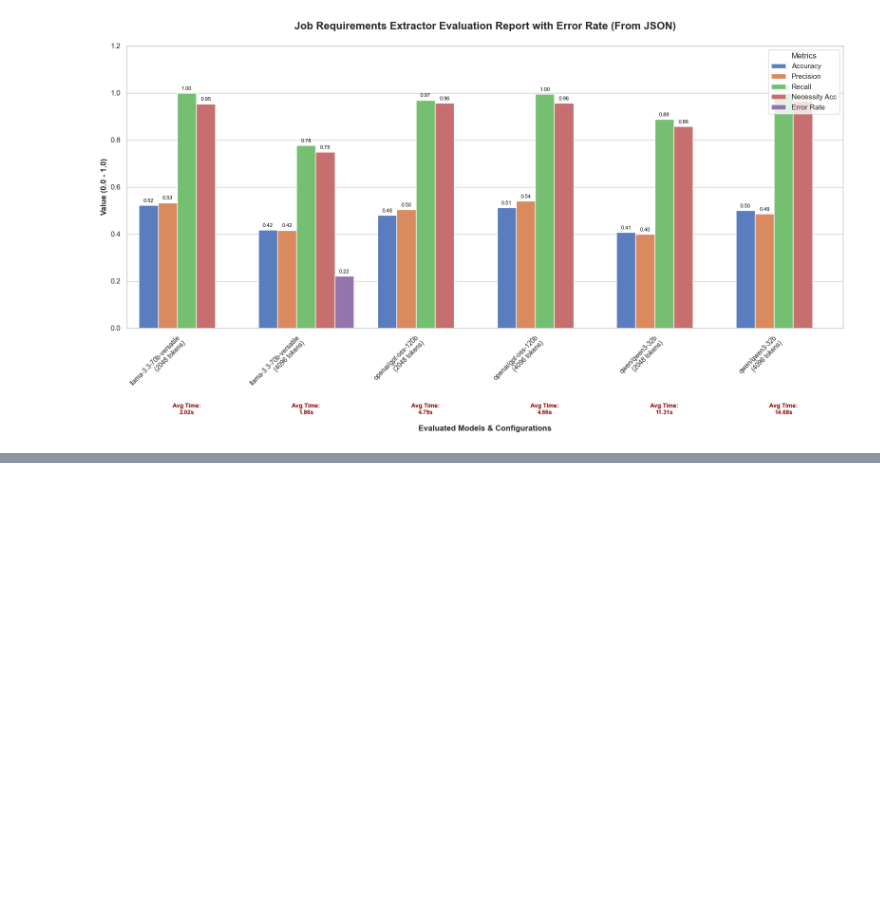
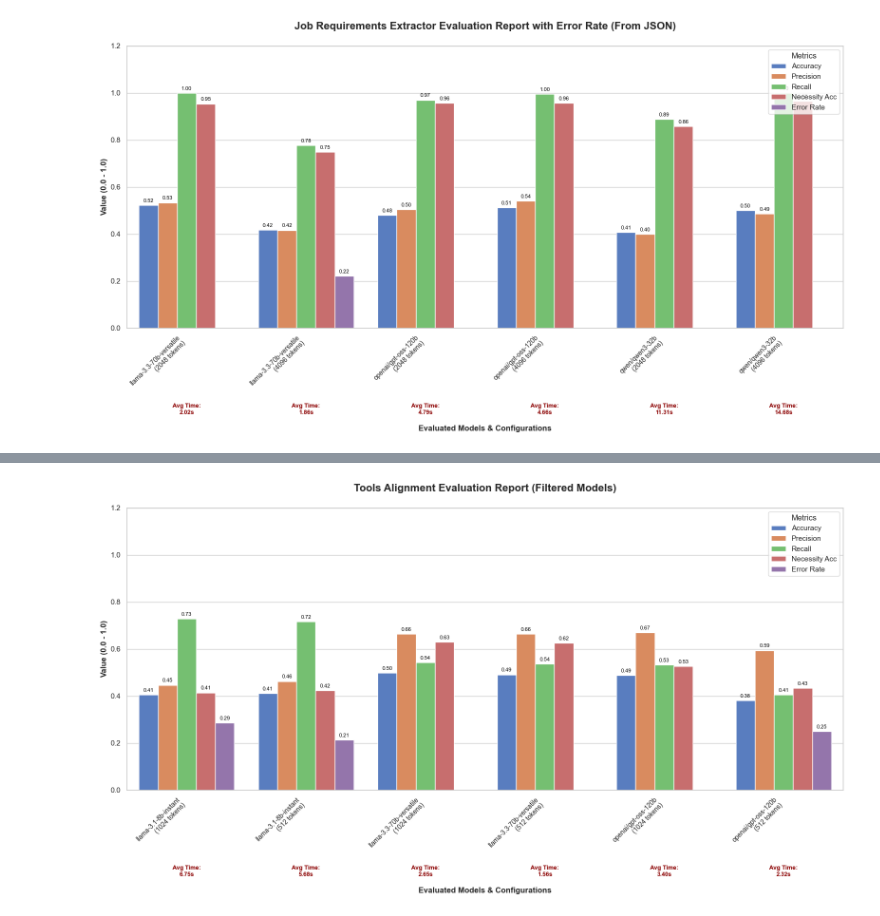
Before and after one commit to ShoubraTeam/AI-Models, a Jupyter notebook: ProposalRejectionReasons/app/assets/evaluation_results/agents_results.ipynb, the cells around one changed output, grey strips where cells are left out. Cells and saved outputs as stored; diff of their text form; code cells hidden in the pictures; blank space fills up the shorter version.

Commit message:
Completing Sub Agents Evaluation

```diff
--- a/ProposalRejectionReasons/app/assets/evaluation_results/agents_results.ipynb
+++ b/ProposalRejectionReasons/app/assets/evaluation_results/agents_results.ipynb
@@ -275,0 +232,81 @@ plt.show()
+# %%
+import json
+import os
+import matplotlib.pyplot as plt
+import pandas as pd
+import seaborn as sns
+
+JSON_FILE_NAME = "json_results/job_tools_extractor.json"
+
+if not os.path.exists(JSON_FILE_NAME):
+    raise FileNotFoundError(f"Result file {JSON_FILE_NAME} not found.")
+
+with open(JSON_FILE_NAME, "r", encoding="utf-8") as f:
+    raw_data = json.load(f)
+
+parsed_runs = []
+for run in raw_data:
+    model_name = run.get("model_name", "Unknown").split(":")[-1]
+    max_tokens = run.get("model_kwargs", {}).get("max_tokens", 0)
+    results = run.get("results", {})
+
+    model_tag = f"{model_name}\n({max_tokens} tokens)"
+
+    parsed_runs.append({
+        "Model": model_tag,
+        "Accuracy": results.get("tools_alignment_accuracy", 0.0),
+        "Precision": results.get("tools_alignment_precision", 0.0),
+        "Recall": results.get("tools_alignment_recall", 0.0),
+        "Necessity Acc": results.get("tools_necessity_accuracy", 0.0),
+        "Error Rate": results.get("error_rate", 0.0),
+        "Time (s)": results.get("agent_invokation_time", 0.0)
+    })
+
+df = pd.DataFrame(parsed_runs)
+
+df_grouped = df.groupby("Model", as_index=False).mean()
+
+# Filter out any model configurations where the average Error Rate is exactly 1.0
+df_grouped = df_grouped[df_grouped["Error Rate"] < 1.0].reset_index(drop=True)
+
+df_melted = pd.melt(
+    df_grouped,
+    id_vars=["Model", "Time (s)"],
+    value_vars=["Accuracy", "Precision", "Recall", "Necessity Acc", "Error Rate"],
+    var_name="Metric",
+    value_name="Score"
+)
+
+plt.figure(figsize=(16, 9))
+sns.set_theme(style="whitegrid")
+
+ax = sns.barplot(x="Model", y="Score", hue="Metric", data=df_melted, palette="muted")
+
+for p in ax.patches:
+    height = p.get_height()
+    if height > 0.01:
+        ax.annotate(f'{height:.2f}',
+                    (p.get_x() + p.get_width() / 2., height),
+                    ha='center', va='bottom',
+                    fontsize=8, color='black',
+                    xytext=(0, 3),
+                    textcoords='offset points')
+
+plt.title("Tools Alignment Evaluation Report (Filtered Models)", fontsize=16, fontweight='bold', pad=25)
+plt.ylabel("Value (0.0 - 1.0)", fontsize=12, fontweight='bold')
+plt.ylim(0, 1.2)
+plt.legend(title="Metrics", loc="upper right", frameon=True)
+
+plt.xlabel("Evaluated Models & Configurations", fontsize=12, fontweight='bold', labelpad=50)
+ax.set_xticklabels(ax.get_xticklabels(), rotation=45, ha='right', fontsize=10)
+
+for idx, row in df_grouped.iterrows():
+    ax.text(idx, -0.32, f"Avg Time:\n{row['Time (s)']:.2f}s",
+            ha='center', va='top', fontsize=9, color='darkred', fontweight='bold')
+
+plt.subplots_adjust(bottom=0.28)
+plt.tight_layout()
+
+plt.show()
+# %% [output]
+[figure, added]
```
Also changed, not shown: parts of 6 cells of this notebook, 13 other files.
